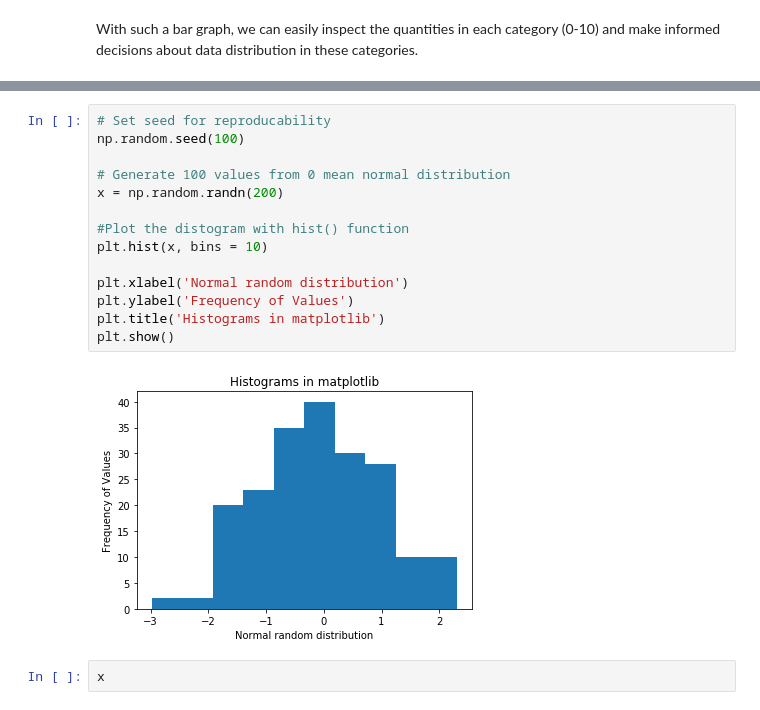
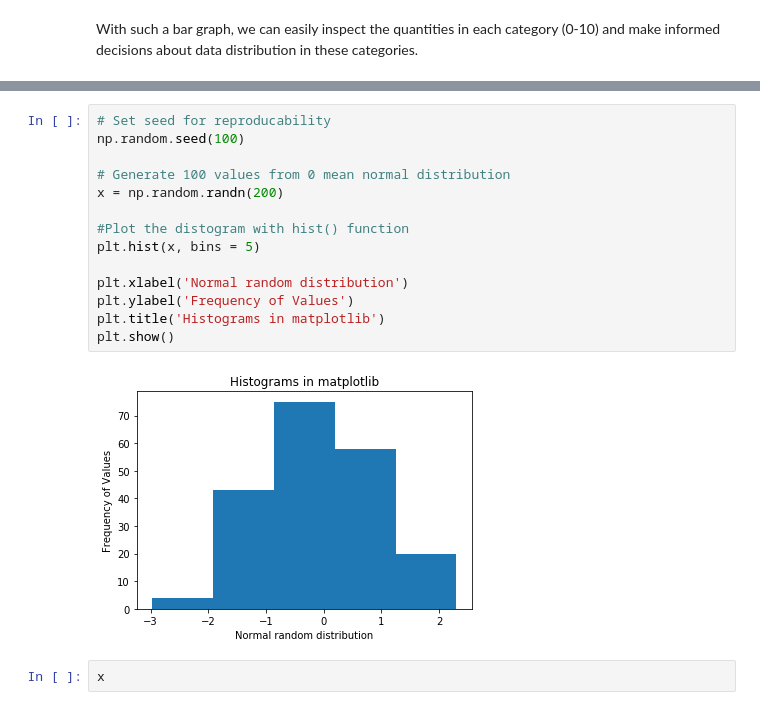
Before and after one commit to markabrennan/dsc-data-viz-nyc-ds-071519, a Jupyter notebook: index.ipynb, the cells around one changed output, grey strips where cells are left out. Drawn from its saved outputs; the diff is of its cells as text.

```diff
--- a/index.ipynb
+++ b/index.ipynb
@@ -165,19 +165,19 @@ In matplotlib, we can use `plt.hist()` function to draw a histogram while passin
 # %%
 # Set seed for reproducability
 np.random.seed(100)
 
 # Generate 100 values from 0 mean normal distribution
 x = np.random.randn(200)
 
 #Plot the distogram with hist() function
-plt.hist(x, bins = 10)
+plt.hist(x, bins = 5)
 
 plt.xlabel('Normal random distribution')
 plt.ylabel('Frequency of Values')
 plt.title('Histograms in matplotlib')
 plt.show()
 # %% [output]
-[figure, old version]
+[figure, new version]
 # %%
 x
 # %% [output]
```
